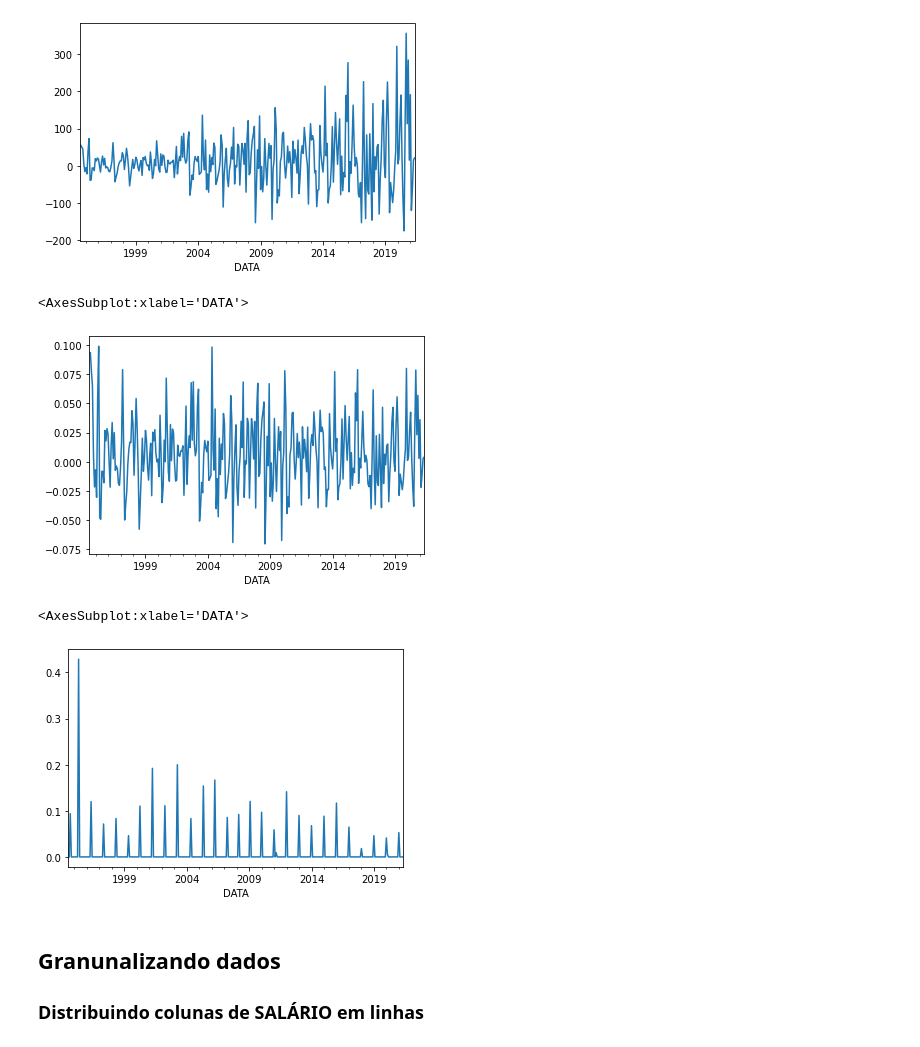
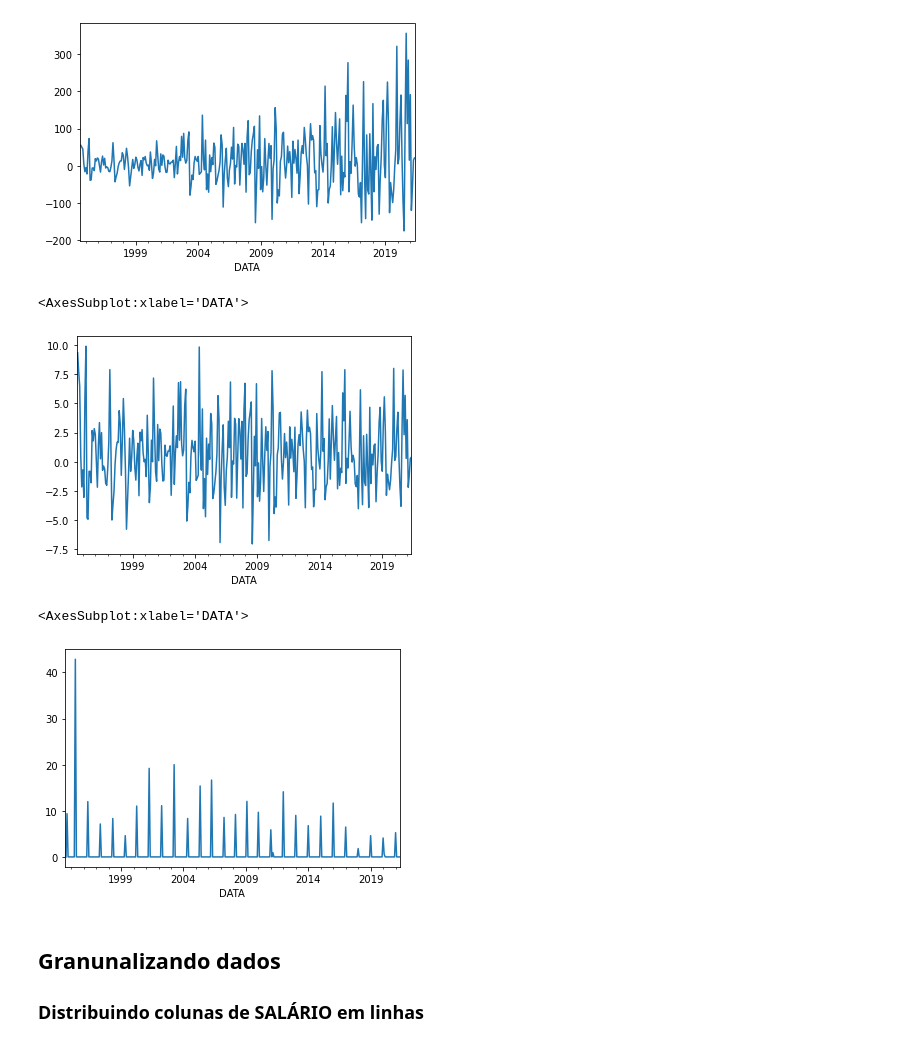
Before and after one commit to thiagolrpinho/working_intelligence, a Jupyter notebook: dieese_visuliazation.ipynb, the cells around one changed output. Drawn from its saved outputs; the diff is of its cells as text; code cells hidden in the pictures.

Commit message:
:sparkles: add: percentual montlhy difference between salaries
Signed-off-by: thiagolrpinho <thiagoluisrpinho@gmail.com>

```diff
--- a/dieese_visuliazation.ipynb
+++ b/dieese_visuliazation.ipynb
@@ -193,17 +193,17 @@ dieese_salarios["DIFERENCA_MENSAL_NECESSARIO"].plot()
 <AxesSubplot:xlabel='DATA'>
 [figure]
 # %%
-dieese_salarios['PERCENTUAL_DIFERENCA_MENSAL_NECESSARIO'] = dieese_salarios["SALARIO_MINIMO_NECESSARIO"].pct_change()
+dieese_salarios['PERCENTUAL_DIFERENCA_MENSAL_NECESSARIO'] = dieese_salarios["SALARIO_MINIMO_NECESSARIO"].pct_change() * 100
 dieese_salarios['PERCENTUAL_DIFERENCA_MENSAL_NECESSARIO'].plot()
 # %% [output]
 <AxesSubplot:xlabel='DATA'>
-[figure, old version]
+[figure, new version]
 # %%
-dieese_salarios['PERCENTUAL_DIFERENCA_MENSAL_NOMINAL'] = dieese_salarios["SALARIO_MINIMO_NOMINAL"].pct_change()
+dieese_salarios['PERCENTUAL_DIFERENCA_MENSAL_NOMINAL'] = dieese_salarios["SALARIO_MINIMO_NOMINAL"].pct_change() * 100
 dieese_salarios['PERCENTUAL_DIFERENCA_MENSAL_NOMINAL'].plot()
 # %% [output]
 <AxesSubplot:xlabel='DATA'>
-[figure, old version]
+[figure, new version]
 # %% [markdown]
 ## Granunalizando dados
 ### Distribuindo colunas de SALÁRIO em linhas
```
Also changed, not shown: parts of 3 cells of this notebook.
